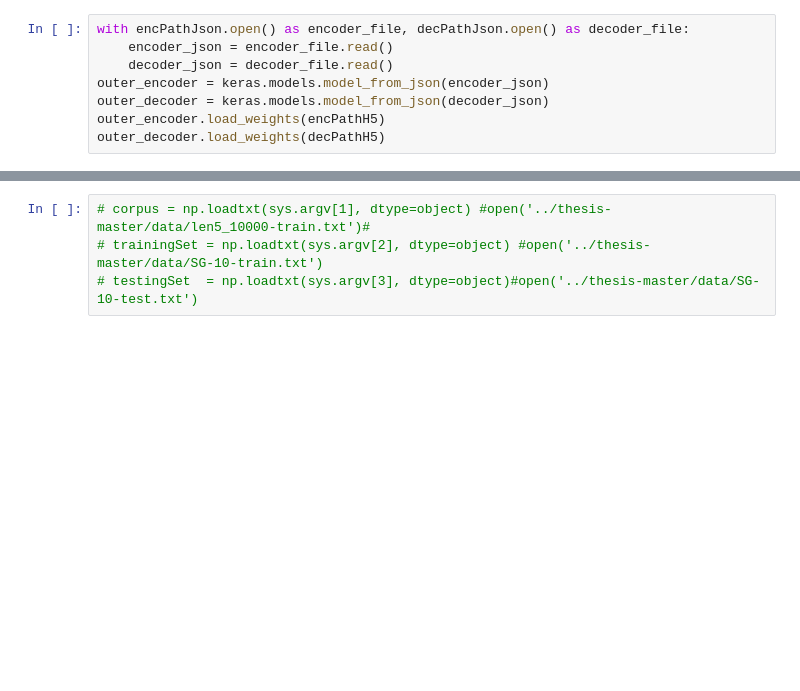
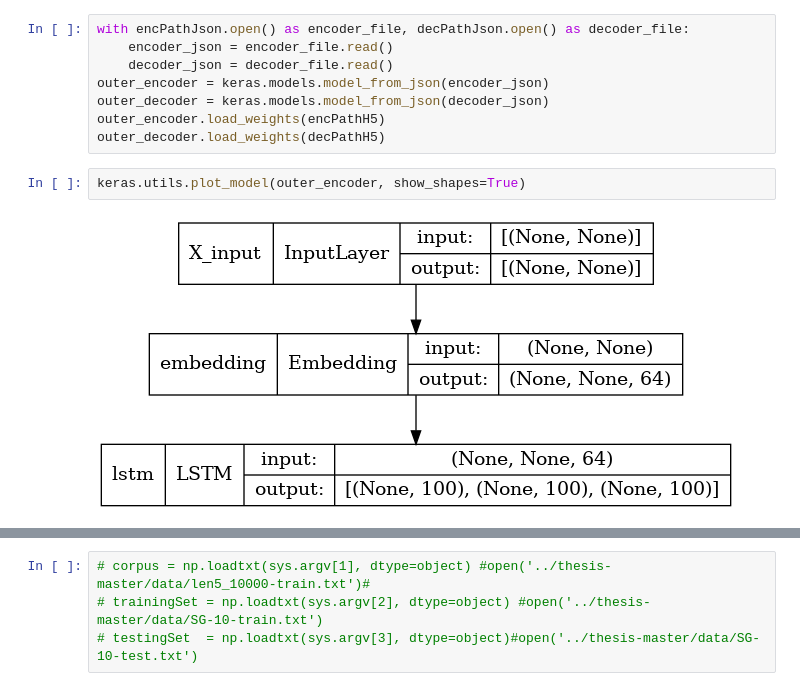
Before and after one commit to LA-Koenig/Attention-Revisited, a Jupyter notebook: Codebase/LSTM_LSTM.ipynb, the cells around one changed output, grey strips where cells are left out. Cells and saved outputs as stored; diff of their text form; blank space fills up the shorter version.

```diff
--- a/Codebase/LSTM_LSTM.ipynb
+++ b/Codebase/LSTM_LSTM.ipynb
@@ -63,3 +65,7 @@ outer_encoder = keras.models.model_from_json(encoder_json)
 outer_decoder = keras.models.model_from_json(decoder_json)
 outer_encoder.load_weights(encPathH5)
 outer_decoder.load_weights(decPathH5)
+# %%
+keras.utils.plot_model(outer_encoder, show_shapes=True)
+# %% [output]
+[figure, added]
```
Also changed, not shown: parts of 4 cells of this notebook, 2 other files.
